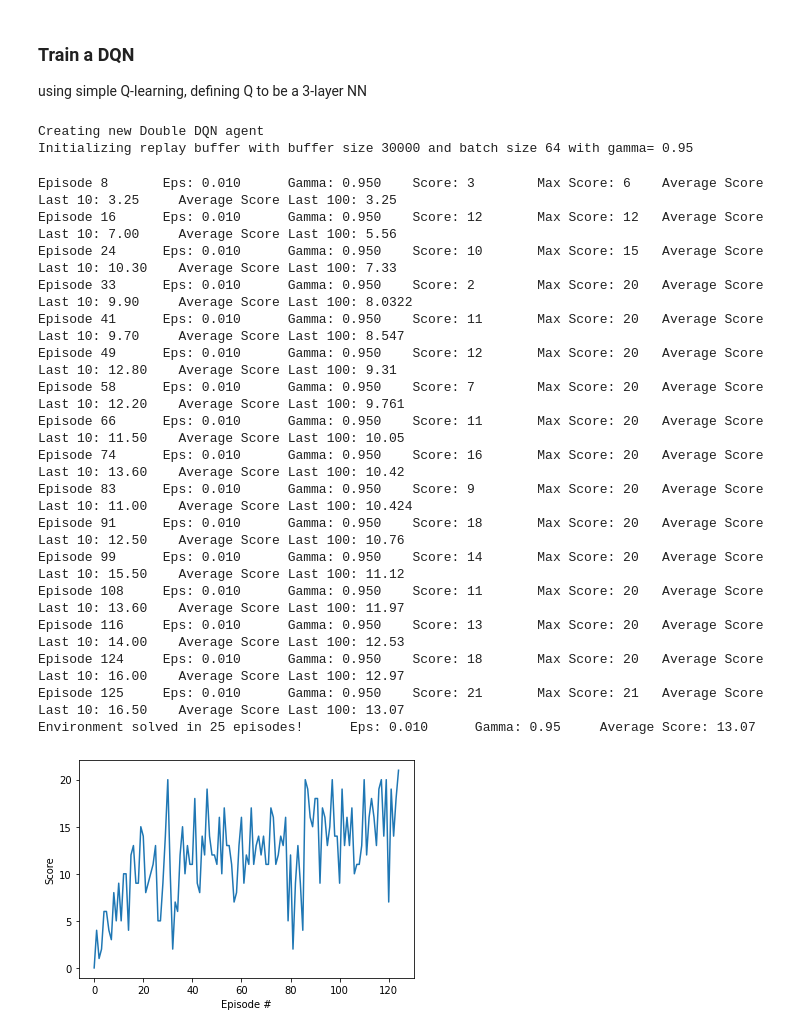
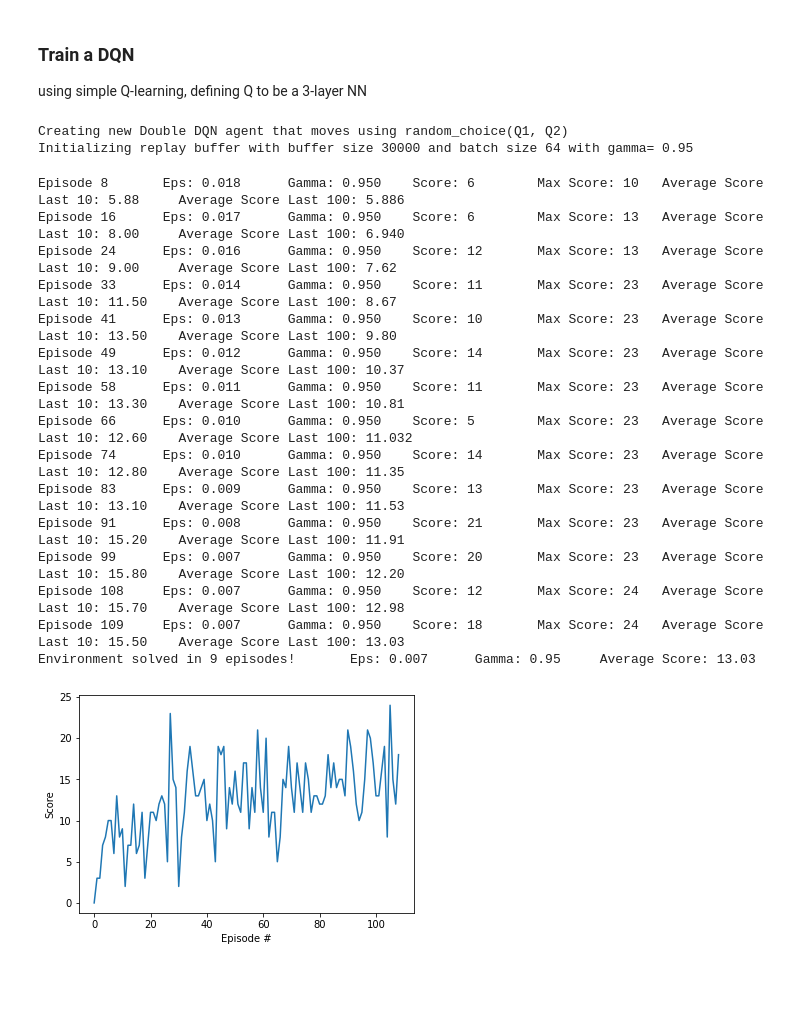
Before and after one commit to aaholmes/navigation, a Jupyter notebook: Navigation_Double_AlternateQs.ipynb, the cells around one changed output. Saved outputs shown, nothing was run; the diff lists cells and outputs as text; code cells hidden in the pictures; blank space fills up the shorter version.

Commit message:
Update eps schedule; solves in 9 episodes

```diff
--- a/Navigation_Double_AlternateQs.ipynb
+++ b/Navigation_Double_AlternateQs.ipynb
@@ -104,12 +104,12 @@ using simple Q-learning, defining Q to be a 3-layer NN
 # %%
 from dqn_agent import Agent
 
-agent = Agent(state_size=state_size, action_size=action_size, seed=0, ddqn=True)
+agent = Agent(state_size=state_size, action_size=action_size, seed=0, ddqn=True, ddqn_mean=False)
 # %% [output]
-Creating new Double DQN agent
+Creating new Double DQN agent that moves using random_choice(Q1, Q2)
 Initializing replay buffer with buffer size 30000 and batch size 64 with gamma= 0.95
 # %%
-def dqn(n_episodes=500, max_t=310, eps_start=0.01, eps_end=0.01, eps_decay=0.99, update_target_every=2500, update_batch_every=50000):
+def dqn(n_episodes=500, max_t=310, eps_start=0.02, eps_end=0.00, eps_decay=0.99, update_target_every=2500, update_batch_every=50000):
     """Deep Q-Learning.
 
     Params
@@ -149,48 +149,46 @@ def dqn(n_episodes=500, max_t=310, eps_start=0.01, eps_end=0.01, eps_decay=0.99,
             if done:
                 break
         scores_window.append(score)       # save most recent score
         scores_window_10.append(score)       # save most recent score
         scores.append(score)              # save most recent score
         max_score = max(score, max_score)
         eps = max(eps_end, eps_decay*eps) # decrease epsilon
         agent.gamma = min(agent.gamma_final, agent.gamma * 1.01)
         print('\rEpisode {}\tEps: {:.3f}\tGamma: {:.3f}\tScore: {:d}\tMax Score: {:d}\tAverage Score Last 10: {:.2f}\tAverage Score Last 100: {:.2f}'.format(i_episode, eps, agent.gamma, int(score), int(max_score), np.mean(scores_window_10), np.mean(scores_window)), end="")
         if np.mean(scores_window)>=13.0:
             print('\nEnvironment solved in {:d} episodes!\tEps: {:.3f}\tGamma: {:.2f}\tAverage Score: {:.2f}'.format(i_episode-100, eps, agent.gamma, np.mean(scores_window)))
             if not agent.ddqn:
                 torch.save(agent.qnetwork_local.state_dict(), 'checkpoint.pth')
             else:
                 torch.save(agent.qnetwork1.state_dict(), 'checkpoint_Q1.pth')
                 torch.save(agent.qnetwork2.state_dict(), 'checkpoint_Q2.pth')
             break
     return scores
 
 scores = dqn()
 
 # plot the scores
 fig = plt.figure()
 ax = fig.add_subplot(111)
 plt.plot(np.arange(len(scores)), scores)
 plt.ylabel('Score')
 plt.xlabel('Episode #')
 plt.show()
 # 18 min for 500 episodes
 # %% [output]
-Episode 8       Eps: 0.010      Gamma: 0.950    Score: 3        Max Score: 6    Average Score Last 10: 3.25     Average Score Last 100: 3.25
-Episode 16      Eps: 0.010      Gamma: 0.950    Score: 12       Max Score: 12   Average Score Last 10: 7.00     Average Score Last 100: 5.56
-Episode 24      Eps: 0.010      Gamma: 0.950    Score: 10       Max Score: 15   Average Score Last 10: 10.30    Average Score Last 100: 7.33
-Episode 33      Eps: 0.010      Gamma: 0.950    Score: 2        Max Score: 20   Average Score Last 10: 9.90     Average Score Last 100: 8.0322
-Episode 41      Eps: 0.010      Gamma: 0.950    Score: 11       Max Score: 20   Average Score Last 10: 9.70     Average Score Last 100: 8.547
-Episode 49      Eps: 0.010      Gamma: 0.950    Score: 12       Max Score: 20   Average Score Last 10: 12.80    Average Score Last 100: 9.31
-Episode 58      Eps: 0.010      Gamma: 0.950    Score: 7        Max Score: 20   Average Score Last 10: 12.20    Average Score Last 100: 9.761
-Episode 66      Eps: 0.010      Gamma: 0.950    Score: 11       Max Score: 20   Average Score Last 10: 11.50    Average Score Last 100: 10.05
-Episode 74      Eps: 0.010      Gamma: 0.950    Score: 16       Max Score: 20   Average Score Last 10: 13.60    Average Score Last 100: 10.42
-Episode 83      Eps: 0.010      Gamma: 0.950    Score: 9        Max Score: 20   Average Score Last 10: 11.00    Average Score Last 100: 10.424
-Episode 91      Eps: 0.010      Gamma: 0.950    Score: 18       Max Score: 20   Average Score Last 10: 12.50    Average Score Last 100: 10.76
-Episode 99      Eps: 0.010      Gamma: 0.950    Score: 14       Max Score: 20   Average Score Last 10: 15.50    Average Score Last 100: 11.12
-Episode 108     Eps: 0.010      Gamma: 0.950    Score: 11       Max Score: 20   Average Score Last 10: 13.60    Average Score Last 100: 11.97
-Episode 116     Eps: 0.010      Gamma: 0.950    Score: 13       Max Score: 20   Average Score Last 10: 14.00    Average Score Last 100: 12.53
-Episode 124     Eps: 0.010      Gamma: 0.950    Score: 18       Max Score: 20   Average Score Last 10: 16.00    Average Score Last 100: 12.97
-Episode 125     Eps: 0.010      Gamma: 0.950    Score: 21       Max Score: 21   Average Score Last 10: 16.50    Average Score Last 100: 13.07
-Environment solved in 25 episodes!      Eps: 0.010      Gamma: 0.95     Average Score: 13.07
+Episode 8       Eps: 0.018      Gamma: 0.950    Score: 6        Max Score: 10   Average Score Last 10: 5.88     Average Score Last 100: 5.886
+Episode 16      Eps: 0.017      Gamma: 0.950    Score: 6        Max Score: 13   Average Score Last 10: 8.00     Average Score Last 100: 6.940
+Episode 24      Eps: 0.016      Gamma: 0.950    Score: 12       Max Score: 13   Average Score Last 10: 9.00     Average Score Last 100: 7.62
+Episode 33      Eps: 0.014      Gamma: 0.950    Score: 11       Max Score: 23   Average Score Last 10: 11.50    Average Score Last 100: 8.67
+Episode 41      Eps: 0.013      Gamma: 0.950    Score: 10       Max Score: 23   Average Score Last 10: 13.50    Average Score Last 100: 9.80
+Episode 49      Eps: 0.012      Gamma: 0.950    Score: 14       Max Score: 23   Average Score Last 10: 13.10    Average Score Last 100: 10.37
+Episode 58      Eps: 0.011      Gamma: 0.950    Score: 11       Max Score: 23   Average Score Last 10: 13.30    Average Score Last 100: 10.81
+Episode 66      Eps: 0.010      Gamma: 0.950    Score: 5        Max Score: 23   Average Score Last 10: 12.60    Average Score Last 100: 11.032
+Episode 74      Eps: 0.010      Gamma: 0.950    Score: 14       Max Score: 23   Average Score Last 10: 12.80    Average Score Last 100: 11.35
+Episode 83      Eps: 0.009      Gamma: 0.950    Score: 13       Max Score: 23   Average Score Last 10: 13.10    Average Score Last 100: 11.53
+Episode 91      Eps: 0.008      Gamma: 0.950    Score: 21       Max Score: 23   Average Score Last 10: 15.20    Average Score Last 100: 11.91
+Episode 99      Eps: 0.007      Gamma: 0.950    Score: 20       Max Score: 23   Average Score Last 10: 15.80    Average Score Last 100: 12.20
+Episode 108     Eps: 0.007      Gamma: 0.950    Score: 12       Max Score: 24   Average Score Last 10: 15.70    Average Score Last 100: 12.98
+Episode 109     Eps: 0.007      Gamma: 0.950    Score: 18       Max Score: 24   Average Score Last 10: 15.50    Average Score Last 100: 13.03
+Environment solved in 9 episodes!       Eps: 0.007      Gamma: 0.95     Average Score: 13.03
-[figure, old version]
+[figure, new version]
```
Also changed, not shown: 1 other file.
